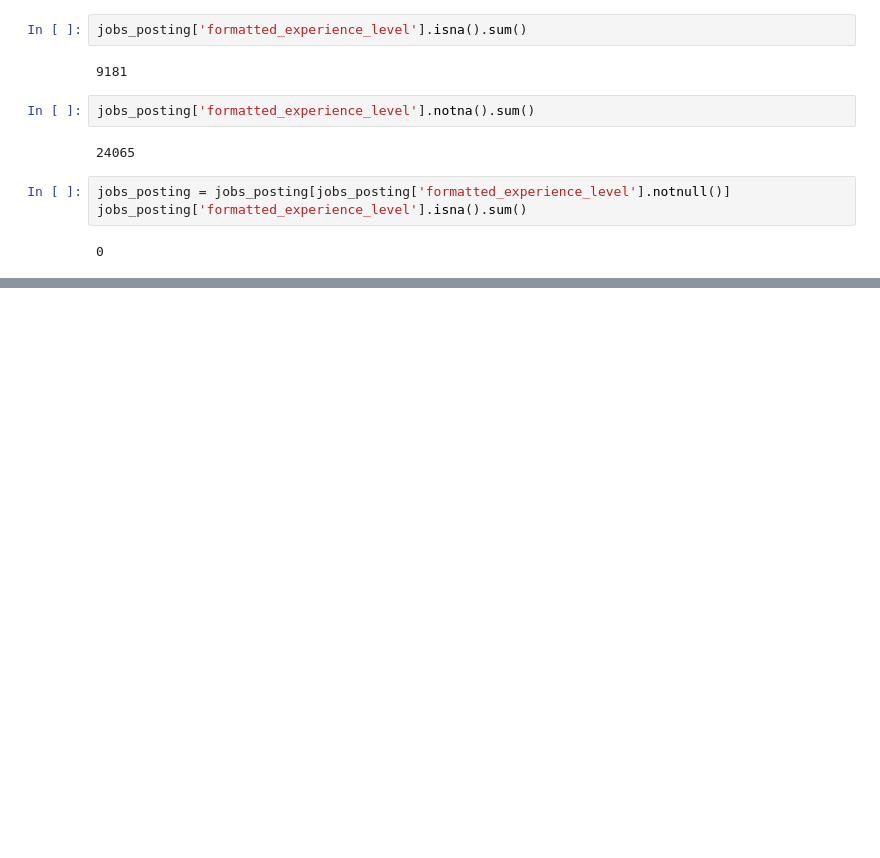
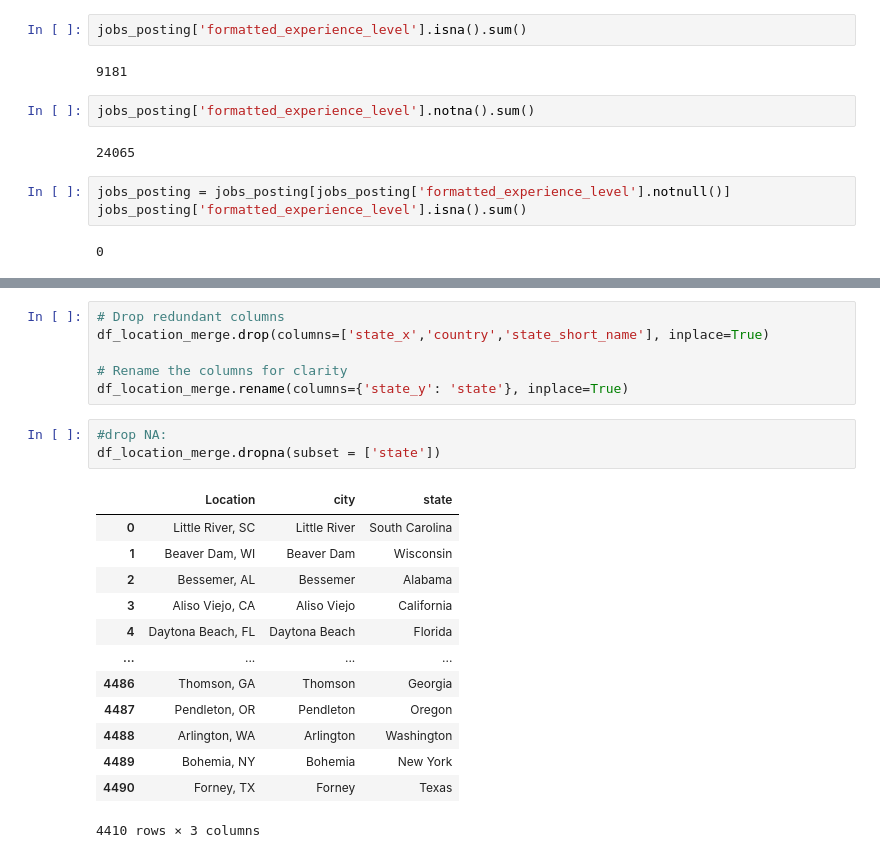
Before and after one commit to realanguyen96/Linkedln_dataset, a Jupyter notebook: LinkedIn_Jobs.ipynb, the cells around one changed output, grey strips where cells are left out. Cells and saved outputs as stored; diff of their text form; blank space fills up the shorter version.

```diff
--- a/LinkedIn_Jobs.ipynb
+++ b/LinkedIn_Jobs.ipynb
@@ -261,0 +324,23 @@ df_location
+# %%
+# Drop redundant columns
+df_location_merge.drop(columns=['state_x','country','state_short_name'], inplace=True)
+
+# Rename the columns for clarity
+df_location_merge.rename(columns={'state_y': 'state'}, inplace=True)
+# %%
+#drop NA:
+df_location_merge.dropna(subset = ['state'])
+# %% [output]
+|  | Location | city | state |
+| 0 | Little River, SC | Little River | South Carolina |
+| 1 | Beaver Dam, WI | Beaver Dam | Wisconsin |
+| 2 | Bessemer, AL | Bessemer | Alabama |
+| 3 | Aliso Viejo, CA | Aliso Viejo | California |
+| 4 | Daytona Beach, FL | Daytona Beach | Florida |
+| ... | ... | ... | ... |
+| 4486 | Thomson, GA | Thomson | Georgia |
+| 4487 | Pendleton, OR | Pendleton | Oregon |
+| 4488 | Arlington, WA | Arlington | Washington |
+| 4489 | Bohemia, NY | Bohemia | New York |
+| 4490 | Forney, TX | Forney | Texas |
+4410 rows × 3 columns
```
Also changed, not shown: parts of 24 cells of this notebook.
